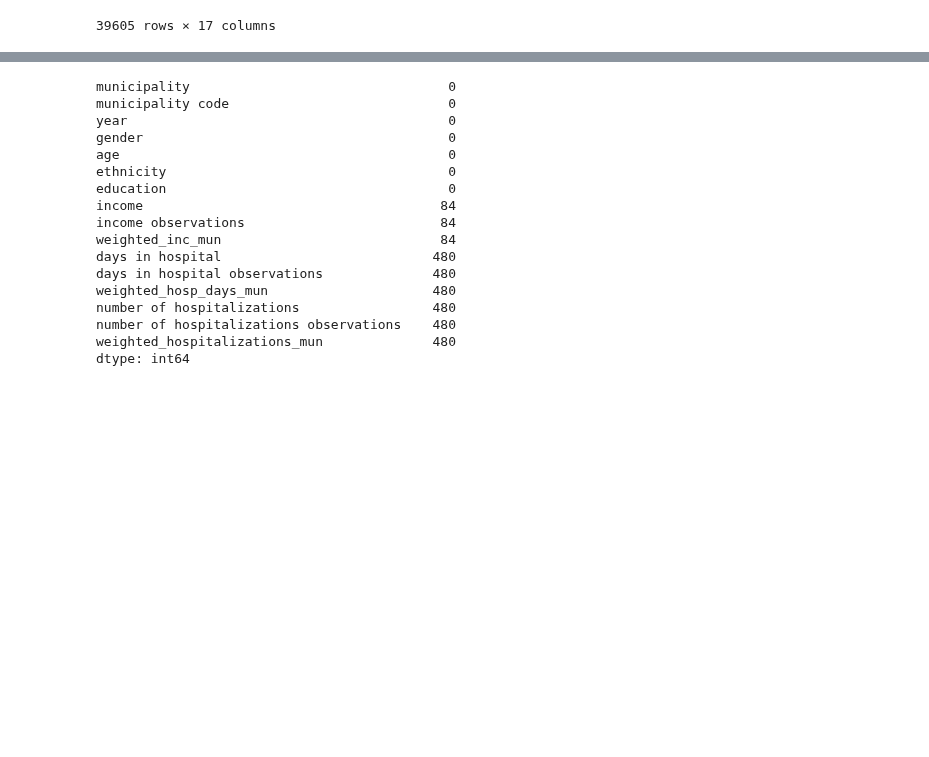
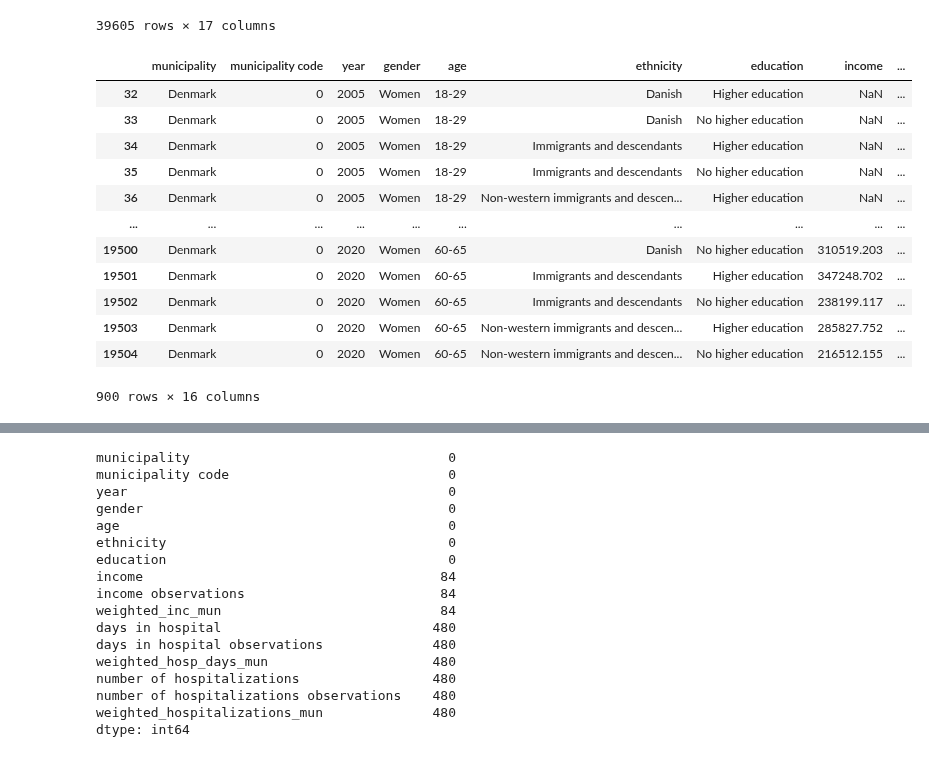
Before and after one commit to vivivaradi/socialdata2023, a Jupyter notebook: assignments/cph_vs_dk.ipynb, the cells around one changed output, grey strips where cells are left out. Saved outputs shown, nothing was run; the diff lists cells and outputs as text; code cells hidden in the pictures; blank space fills up the shorter version.

```diff
--- a/assignments/cph_vs_dk.ipynb
+++ b/assignments/cph_vs_dk.ipynb
@@ -40,3 +37,19 @@ df_gender
 # %%
 women_dk = df[(df.gender == 'Women') & (df.municipality == 'Denmark')]
 women_cph = df[(df.gender == 'Women') & (df.municipality == 'Greater Copenhagen')]
+# %%
+women_dk
+# %% [output]
+|  | municipality | municipality code | year | gender | age | ethnicity | education | income | ... |
+| 32 | Denmark | 0 | 2005 | Women | 18-29 | Danish | Higher education | NaN | ... |
+| 33 | Denmark | 0 | 2005 | Women | 18-29 | Danish | No higher education | NaN | ... |
+| 34 | Denmark | 0 | 2005 | Women | 18-29 | Immigrants and descendants | Higher education | NaN | ... |
+| 35 | Denmark | 0 | 2005 | Women | 18-29 | Immigrants and descendants | No higher education | NaN | ... |
+| 36 | Denmark | 0 | 2005 | Women | 18-29 | Non-western immigrants and descen... | Higher education | NaN | ... |
+| ... | ... | ... | ... | ... | ... | ... | ... | ... | ... |
+| 19500 | Denmark | 0 | 2020 | Women | 60-65 | Danish | No higher education | 310519.203 | ... |
+| 19501 | Denmark | 0 | 2020 | Women | 60-65 | Immigrants and descendants | Higher education | 347248.702 | ... |
+| 19502 | Denmark | 0 | 2020 | Women | 60-65 | Immigrants and descendants | No higher education | 238199.117 | ... |
+| 19503 | Denmark | 0 | 2020 | Women | 60-65 | Non-western immigrants and descen... | Higher education | 285827.752 | ... |
+| 19504 | Denmark | 0 | 2020 | Women | 60-65 | Non-western immigrants and descen... | No higher education | 216512.155 | ... |
+900 rows × 16 columns
```
Also changed, not shown: parts of 15 cells of this notebook, 2 other files.
